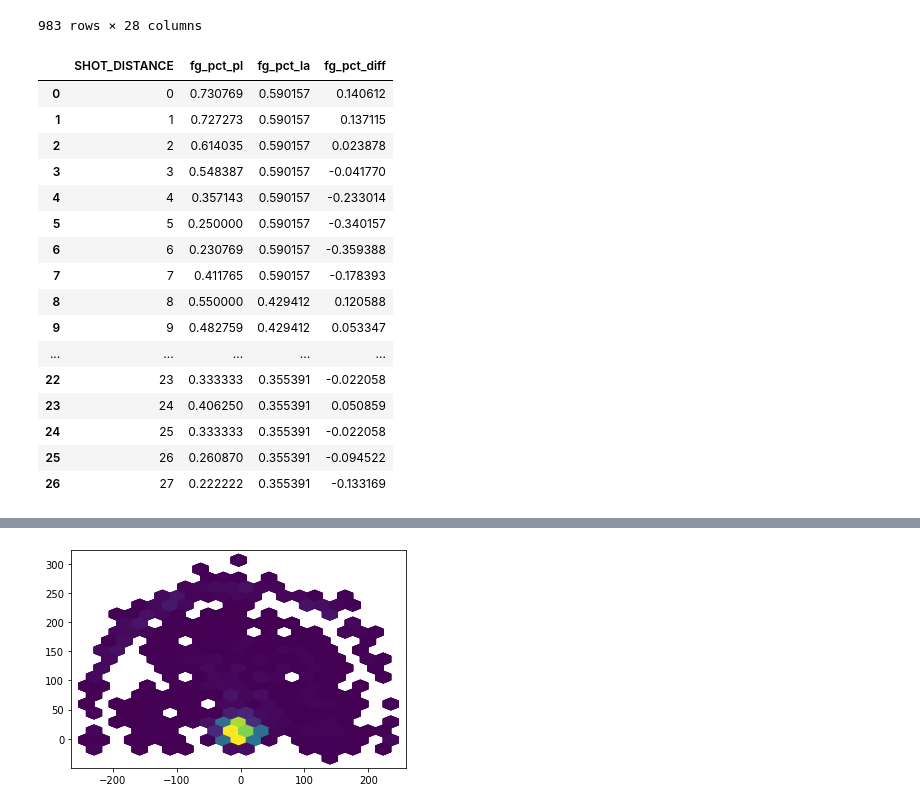
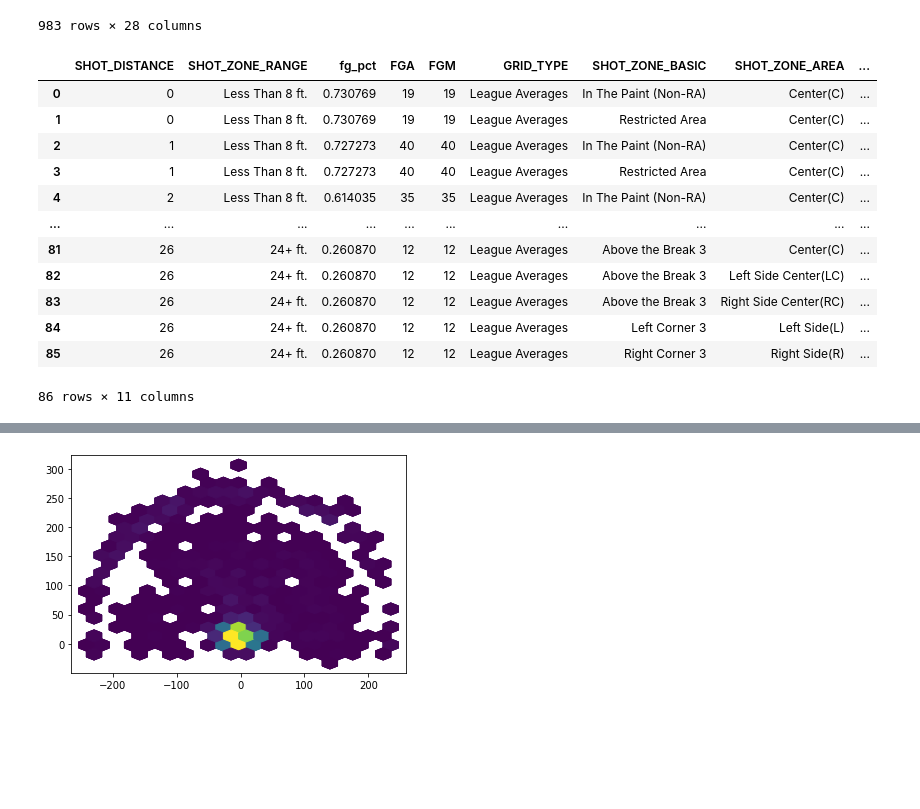
Before and after one commit to cwood003/NBA_stats, a Jupyter notebook: shotChartDetail.ipynb, the cells around one changed output, grey strips where cells are left out. Drawn from its saved outputs; the diff is of its cells as text; code cells hidden in the pictures; blank space fills up the shorter version.

```diff
--- a/shotChartDetail.ipynb
+++ b/shotChartDetail.ipynb
@@ -67,27 +90,26 @@ temp
 | 982 | Shot Chart Detail | 0022101188 | 619 | 1627742 | Brandon Ingram | 1610612740 | New Orleans Pelicans | 4 | ... |
 983 rows × 28 columns
 # %%
-tmp = x.groupby(["SHOT_DISTANCE", "SHOT_ZONE_RANGE"], as_index=False).agg(fg_pct=("SHOT_MADE_FLAG", 'mean'), FGA=("SHOT_MADE_FLAG", 'count'), FGM=("SHOT_MADE_FLAG", "sum"))
+# not sure what all this stuff does so lets just leave it for now
+
+tmp = x.groupby(["SHOT_DISTANCE", "SHOT_ZONE_RANGE"], as_index=False).agg(fg_pct=("SHOT_MADE_FLAG", 'mean'), FGA=("SHOT_MADE_FLAG", 'sum'), FGM=("SHOT_MADE_FLAG", "sum"))
 y = tmp[(tmp['FGA'] > 10)]
 both = y.merge(league_average, on="SHOT_ZONE_RANGE", suffixes=('_pl', '_la'))
 # Add column to 'both' dataframe that will tell whether or not fg_pct_la is .10 higher or lower than fg_pct_pl
-both['fg_pct_diff'] = both['fg_pct_pl'] - both['fg_pct_la']
-both[["SHOT_DISTANCE", "fg_pct_pl", 'fg_pct_la', 'fg_pct_diff']]
+# both['fg_pct_diff'] = both['fg_pct_pl'] - both['fg_pct_la']
+# both[["SHOT_DISTANCE", "fg_pct_pl", 'fg_pct_la', 'fg_pct_diff']]
+both
 # %% [output]
-|  | SHOT_DISTANCE | fg_pct_pl | fg_pct_la | fg_pct_diff |
-| 0 | 0 | 0.730769 | 0.590157 | 0.140612 |
-| 1 | 1 | 0.727273 | 0.590157 | 0.137115 |
-| 2 | 2 | 0.614035 | 0.590157 | 0.023878 |
-| 3 | 3 | 0.548387 | 0.590157 | -0.041770 |
-| 4 | 4 | 0.357143 | 0.590157 | -0.233014 |
-| 5 | 5 | 0.250000 | 0.590157 | -0.340157 |
-| 6 | 6 | 0.230769 | 0.590157 | -0.359388 |
-| 7 | 7 | 0.411765 | 0.590157 | -0.178393 |
-| 8 | 8 | 0.550000 | 0.429412 | 0.120588 |
-| 9 | 9 | 0.482759 | 0.429412 | 0.053347 |
-| ... | ... | ... | ... | ... |
-| 22 | 23 | 0.333333 | 0.355391 | -0.022058 |
-| 23 | 24 | 0.406250 | 0.355391 | 0.050859 |
-| 24 | 25 | 0.333333 | 0.355391 | -0.022058 |
-| 25 | 26 | 0.260870 | 0.355391 | -0.094522 |
-| 26 | 27 | 0.222222 | 0.355391 | -0.133169 |
+|  | SHOT_DISTANCE | SHOT_ZONE_RANGE | fg_pct | FGA | FGM | GRID_TYPE | SHOT_ZONE_BASIC | SHOT_ZONE_AREA | ... |
+| 0 | 0 | Less Than 8 ft. | 0.730769 | 19 | 19 | League Averages | In The Paint (Non-RA) | Center(C) | ... |
+| 1 | 0 | Less Than 8 ft. | 0.730769 | 19 | 19 | League Averages | Restricted Area | Center(C) | ... |
+| 2 | 1 | Less Than 8 ft. | 0.727273 | 40 | 40 | League Averages | In The Paint (Non-RA) | Center(C) | ... |
+| 3 | 1 | Less Than 8 ft. | 0.727273 | 40 | 40 | League Averages | Restricted Area | Center(C) | ... |
+| 4 | 2 | Less Than 8 ft. | 0.614035 | 35 | 35 | League Averages | In The Paint (Non-RA) | Center(C) | ... |
+| ... | ... | ... | ... | ... | ... | ... | ... | ... | ... |
+| 81 | 26 | 24+ ft. | 0.260870 | 12 | 12 | League Averages | Above the Break 3 | Center(C) | ... |
+| 82 | 26 | 24+ ft. | 0.260870 | 12 | 12 | League Averages | Above the Break 3 | Left Side Center(LC) | ... |
+| 83 | 26 | 24+ ft. | 0.260870 | 12 | 12 | League Averages | Above the Break 3 | Right Side Center(RC) | ... |
+| 84 | 26 | 24+ ft. | 0.260870 | 12 | 12 | League Averages | Left Corner 3 | Left Side(L) | ... |
+| 85 | 26 | 24+ ft. | 0.260870 | 12 | 12 | League Averages | Right Corner 3 | Right Side(R) | ... |
+86 rows × 11 columns
```
Also changed, not shown: parts of 9 cells of this notebook, 4 other files.
